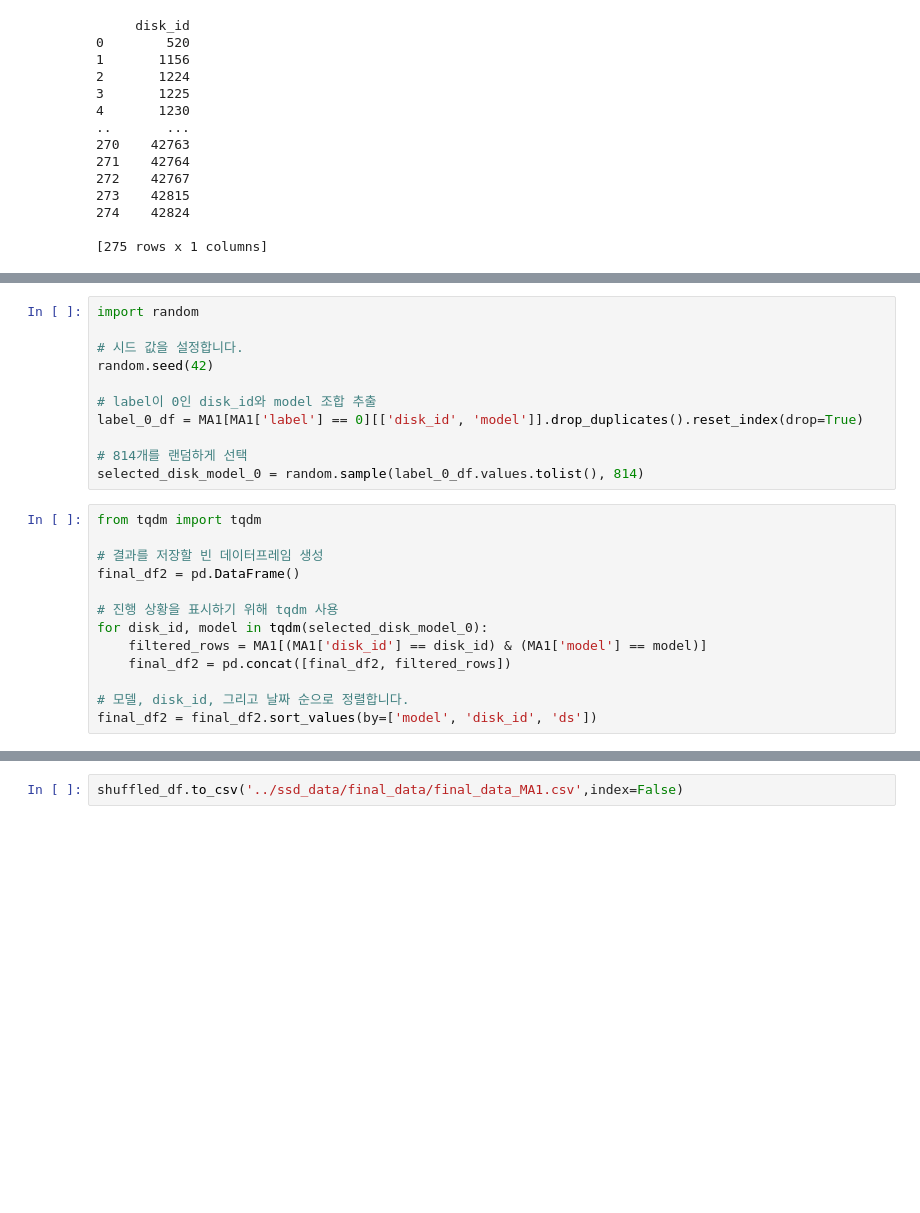
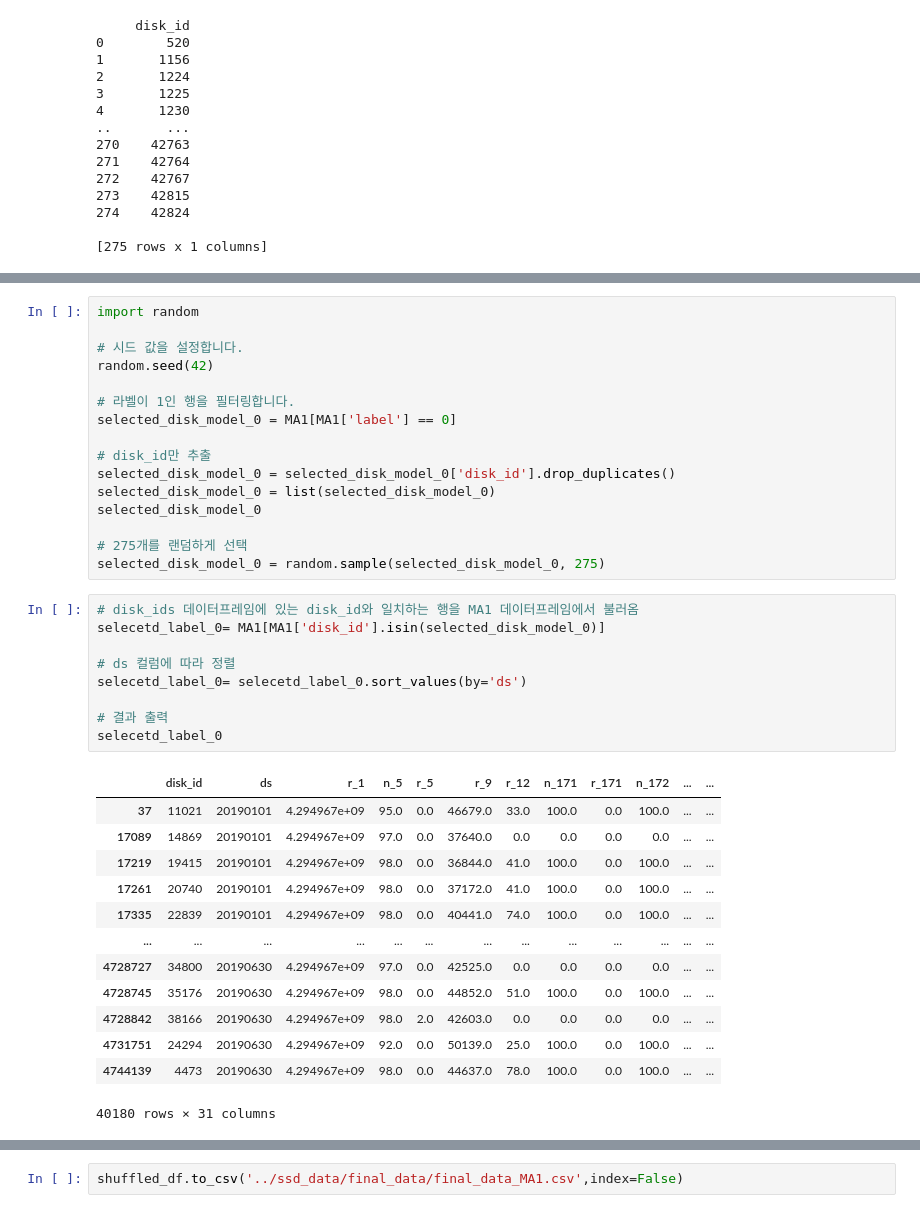
Before and after one commit to passion3659/ssd-failure, a Jupyter notebook: Bongjun.ipynb, the cells around one changed output, grey strips where cells are left out. Saved outputs shown, nothing was run; the diff lists cells and outputs as text; blank space fills up the shorter version.

```diff
--- a/Bongjun.ipynb
+++ b/Bongjun.ipynb
@@ -263,23 +304,38 @@ import random
 # 시드 값을 설정합니다.
 random.seed(42)
 
-# label이 0인 disk_id와 model 조합 추출
-label_0_df = MA1[MA1['label'] == 0][['disk_id', 'model']].drop_duplicates().reset_index(drop=True)
+# 라벨이 1인 행을 필터링합니다.
+selected_disk_model_0 = MA1[MA1['label'] == 0]
 
-# 814개를 랜덤하게 선택
-selected_disk_model_0 = random.sample(label_0_df.values.tolist(), 814)
+# disk_id만 추출
+selected_disk_model_0 = selected_disk_model_0['disk_id'].drop_duplicates()
+selected_disk_model_0 = list(selected_disk_model_0)
+selected_disk_model_0
+
+# 275개를 랜덤하게 선택
+selected_disk_model_0 = random.sample(selected_disk_model_0, 275)
-# %%
-from tqdm import tqdm
-
-# 결과를 저장할 빈 데이터프레임 생성
-final_df2 = pd.DataFrame()
-
-# 진행 상황을 표시하기 위해 tqdm 사용
-for disk_id, model in tqdm(selected_disk_model_0):
-    filtered_rows = MA1[(MA1['disk_id'] == disk_id) & (MA1['model'] == model)]
-    final_df2 = pd.concat([final_df2, filtered_rows])
-
-# 모델, disk_id, 그리고 날짜 순으로 정렬합니다.
-final_df2 = final_df2.sort_values(by=['model', 'disk_id', 'ds'])
+# %%
+# disk_ids 데이터프레임에 있는 disk_id와 일치하는 행을 MA1 데이터프레임에서 불러옴
+selecetd_label_0= MA1[MA1['disk_id'].isin(selected_disk_model_0)]
+
+# ds 컬럼에 따라 정렬
+selecetd_label_0= selecetd_label_0.sort_values(by='ds')
+
+# 결과 출력
+selecetd_label_0
+# %% [output]
+|  | disk_id | ds | r_1 | n_5 | r_5 | r_9 | r_12 | n_171 | r_171 | n_172 | ... | ... |
+| 37 | 11021 | 20190101 | 4.294967e+09 | 95.0 | 0.0 | 46679.0 | 33.0 | 100.0 | 0.0 | 100.0 | ... | ... |
+| 17089 | 14869 | 20190101 | 4.294967e+09 | 97.0 | 0.0 | 37640.0 | 0.0 | 0.0 | 0.0 | 0.0 | ... | ... |
+| 17219 | 19415 | 20190101 | 4.294967e+09 | 98.0 | 0.0 | 36844.0 | 41.0 | 100.0 | 0.0 | 100.0 | ... | ... |
+| 17261 | 20740 | 20190101 | 4.294967e+09 | 98.0 | 0.0 | 37172.0 | 41.0 | 100.0 | 0.0 | 100.0 | ... | ... |
+| 17335 | 22839 | 20190101 | 4.294967e+09 | 98.0 | 0.0 | 40441.0 | 74.0 | 100.0 | 0.0 | 100.0 | ... | ... |
+| ... | ... | ... | ... | ... | ... | ... | ... | ... | ... | ... | ... | ... |
+| 4728727 | 34800 | 20190630 | 4.294967e+09 | 97.0 | 0.0 | 42525.0 | 0.0 | 0.0 | 0.0 | 0.0 | ... | ... |
+| 4728745 | 35176 | 20190630 | 4.294967e+09 | 98.0 | 0.0 | 44852.0 | 51.0 | 100.0 | 0.0 | 100.0 | ... | ... |
+| 4728842 | 38166 | 20190630 | 4.294967e+09 | 98.0 | 2.0 | 42603.0 | 0.0 | 0.0 | 0.0 | 0.0 | ... | ... |
+| 4731751 | 24294 | 20190630 | 4.294967e+09 | 92.0 | 0.0 | 50139.0 | 25.0 | 100.0 | 0.0 | 100.0 | ... | ... |
+| 4744139 | 4473 | 20190630 | 4.294967e+09 | 98.0 | 0.0 | 44637.0 | 78.0 | 100.0 | 0.0 | 100.0 | ... | ... |
+40180 rows × 31 columns
 # %%
 # final_df와 final_df2를 합칩니다.
```
Also changed, not shown: parts of 5 cells of this notebook, 1 other file.
